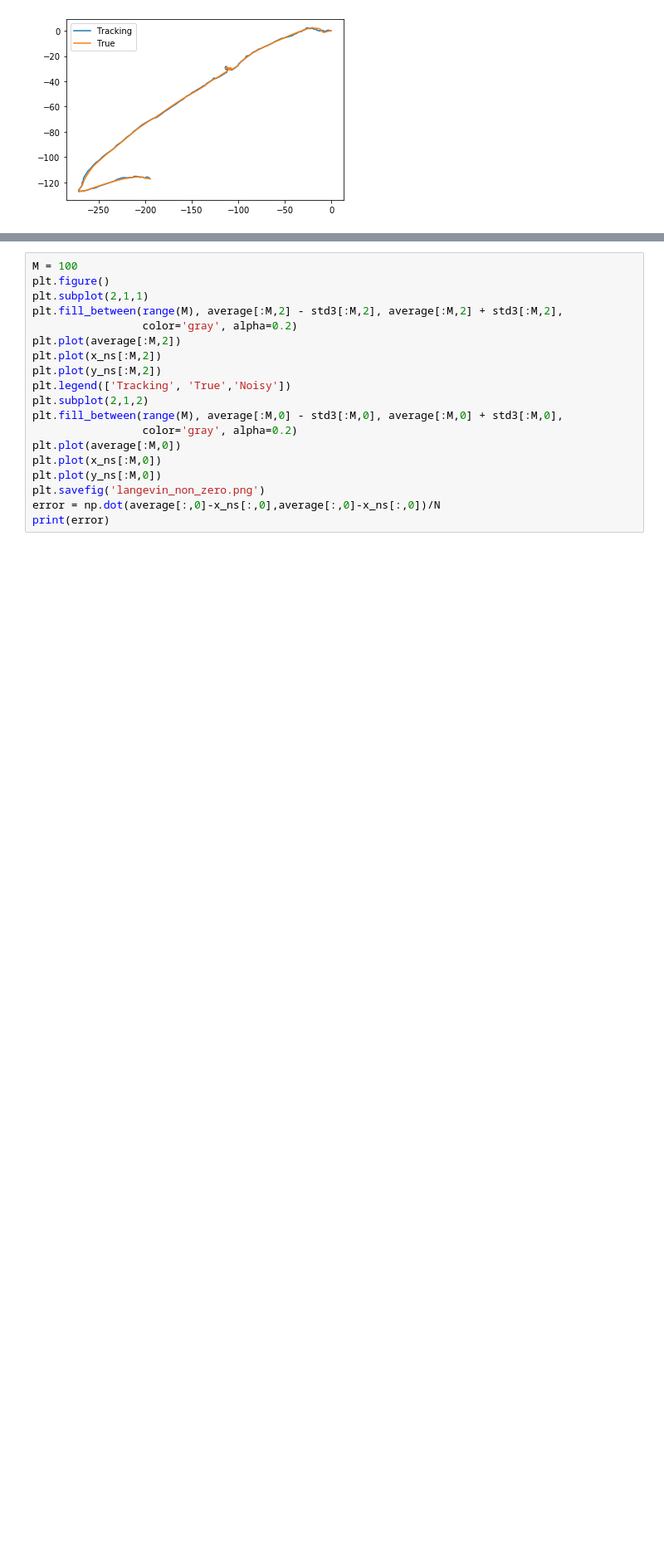
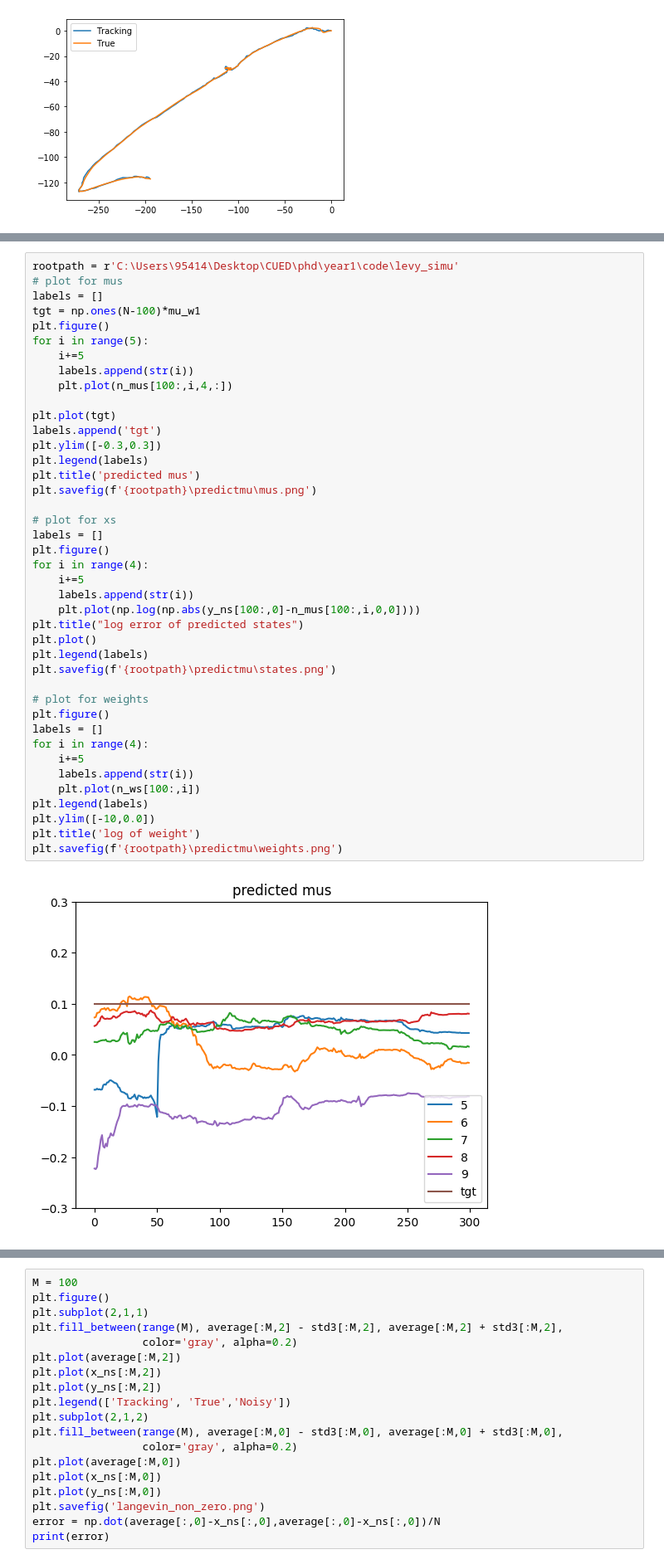
Before and after one commit to ShariceLiu/levy_simu, a Jupyter notebook: nD_levy_simulate.ipynb, the cells around one changed output, grey strips where cells are left out. Shown at 83% size. Saved outputs shown, nothing was run; the diff lists cells and outputs as text; blank space fills up the shorter version.

```diff
--- a/nD_levy_simulate.ipynb
+++ b/nD_levy_simulate.ipynb
@@ -921,0 +924,43 @@ print(average[-1,6],average[-1,7])
+# %%
+rootpath = r'C:\Users\95414\Desktop\CUED\phd\year1\code\levy_simu'
+# plot for mus
+labels = []
+tgt = np.ones(N-100)*mu_w1
+plt.figure()
+for i in range(5):
+    i+=5
+    labels.append(str(i))
+    plt.plot(n_mus[100:,i,4,:])
+
+plt.plot(tgt)
+labels.append('tgt')
+plt.ylim([-0.3,0.3])
+plt.legend(labels)
+plt.title('predicted mus')
+plt.savefig(f'{rootpath}\predictmu\mus.png')
+
+# plot for xs
+labels = []
+plt.figure()
+for i in range(4):
+    i+=5
+    labels.append(str(i))
+    plt.plot(np.log(np.abs(y_ns[100:,0]-n_mus[100:,i,0,0])))
+plt.title("log error of predicted states")
+plt.plot()
+plt.legend(labels)
+plt.savefig(f'{rootpath}\predictmu\states.png')
+
+# plot for weights
+plt.figure()
+labels = []
+for i in range(4):
+    i+=5
+    labels.append(str(i))
+    plt.plot(n_ws[100:,i])
+plt.legend(labels)
+plt.ylim([-10,0.0])
+plt.title('log of weight')
+plt.savefig(f'{rootpath}\predictmu\weights.png')
+# %% [output]
+[figure, added]
```
Also changed, not shown: parts of 7 cells of this notebook, 4 other files.
